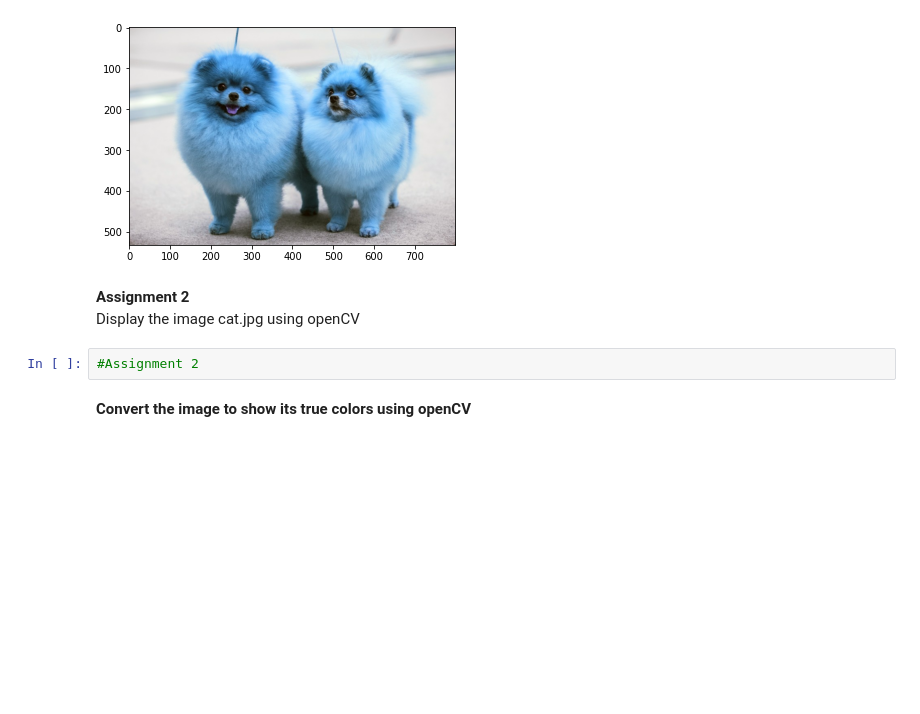
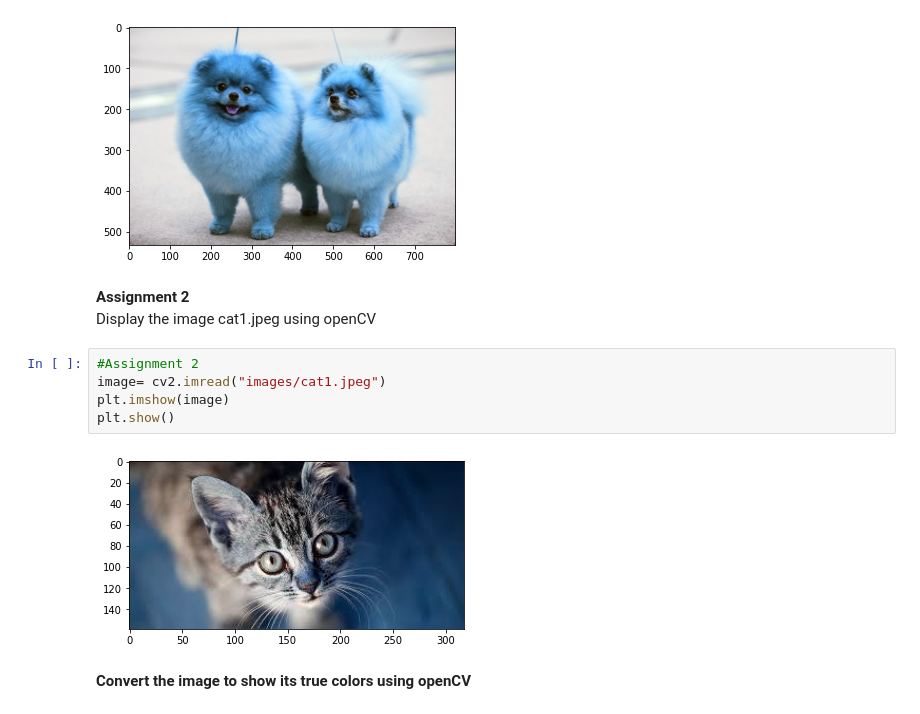
Before and after one commit to cagBRT/computer-vision, a Jupyter notebook: opencv1.ipynb, the cells around one changed output. Drawn from its saved outputs; the diff is of its cells as text; blank space fills up the shorter version.

```diff
--- a/opencv1.ipynb
+++ b/opencv1.ipynb
@@ -76,9 +84,14 @@ plt.show()
 [figure]
 # %% [markdown]
 **Assignment 2**<br>
-Display the image cat.jpg using openCV
+Display the image cat1.jpeg using openCV
-# %%
-#Assignment 2
+# %%
+#Assignment 2
+image= cv2.imread("images/cat1.jpeg")
+plt.imshow(image)
+plt.show()
+# %% [output]
+[figure, added]
 # %% [markdown]
 **Convert the image to show its true colors using openCV**
 # %%
```
Also changed, not shown: parts of 9 cells of this notebook.
